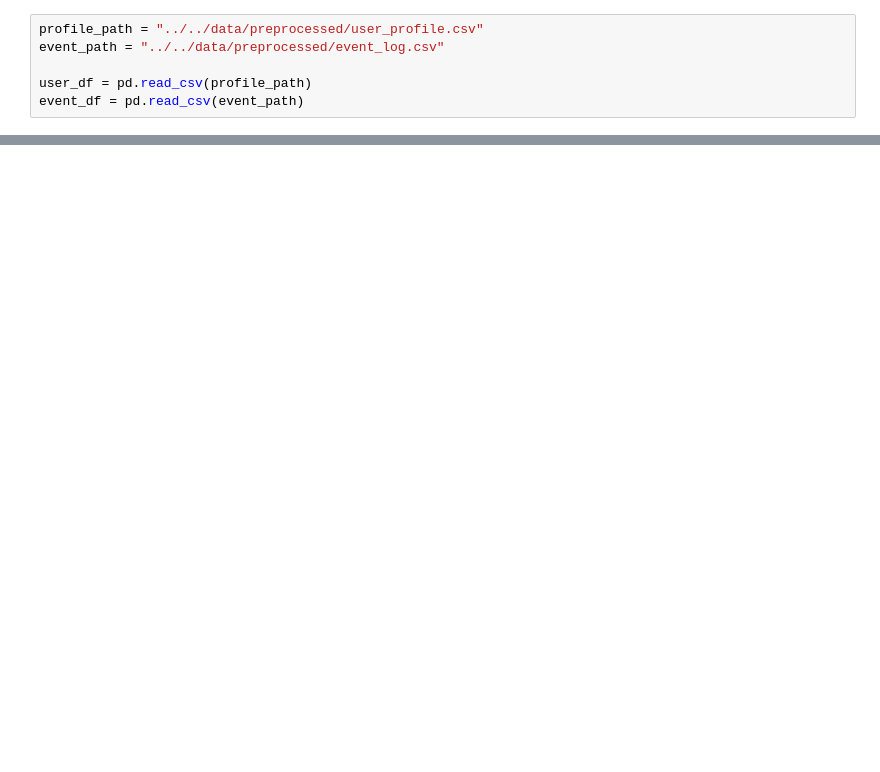
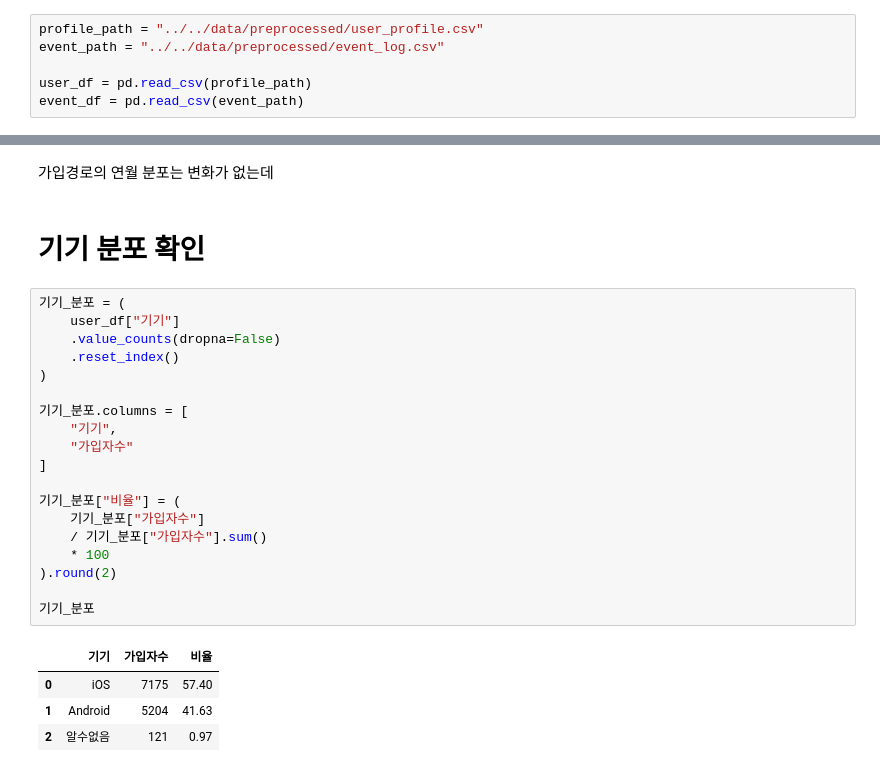
Before and after one commit to leegolem/Anti-Churn-Committee, a Jupyter notebook: notebooks/jeongsu/01eda.ipynb, the cells around one changed output, grey strips where cells are left out. Saved outputs shown, nothing was run; the diff lists cells and outputs as text; blank space fills up the shorter version.

```diff
--- a/notebooks/jeongsu/01eda.ipynb
+++ b/notebooks/jeongsu/01eda.ipynb
@@ -27,0 +311,28 @@ user_df.head()
+# %% [markdown]
+가입경로의 연월 분포는 변화가 없는데
+# %% [markdown]
+# 기기 분포 확인
+# %%
+기기_분포 = (
+    user_df["기기"]
+    .value_counts(dropna=False)
+    .reset_index()
+)
+
+기기_분포.columns = [
+    "기기",
+    "가입자수"
+]
+
+기기_분포["비율"] = (
+    기기_분포["가입자수"]
+    / 기기_분포["가입자수"].sum()
+    * 100
+).round(2)
+
+기기_분포
+# %% [output]
+|  | 기기 | 가입자수 | 비율 |
+| 0 | iOS | 7175 | 57.40 |
+| 1 | Android | 5204 | 41.63 |
+| 2 | 알수없음 | 121 | 0.97 |
```
Also changed, not shown: parts of 31 cells of this notebook, 1 other file.
